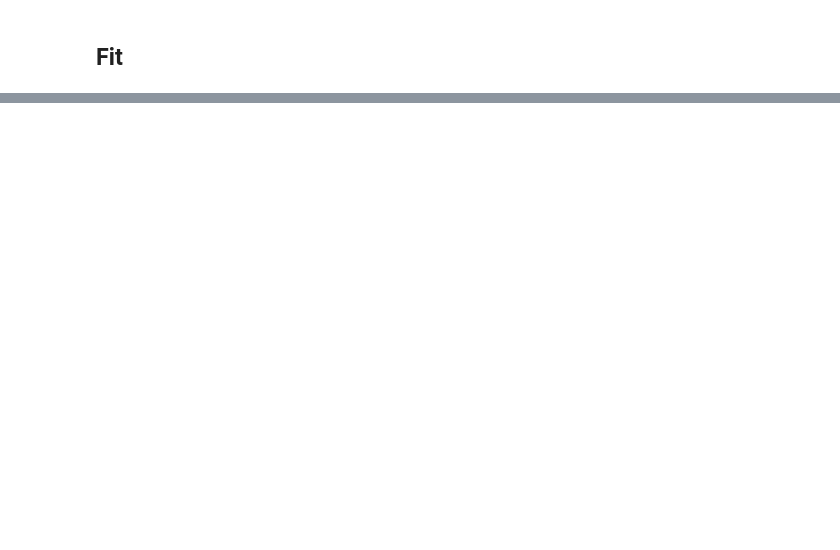
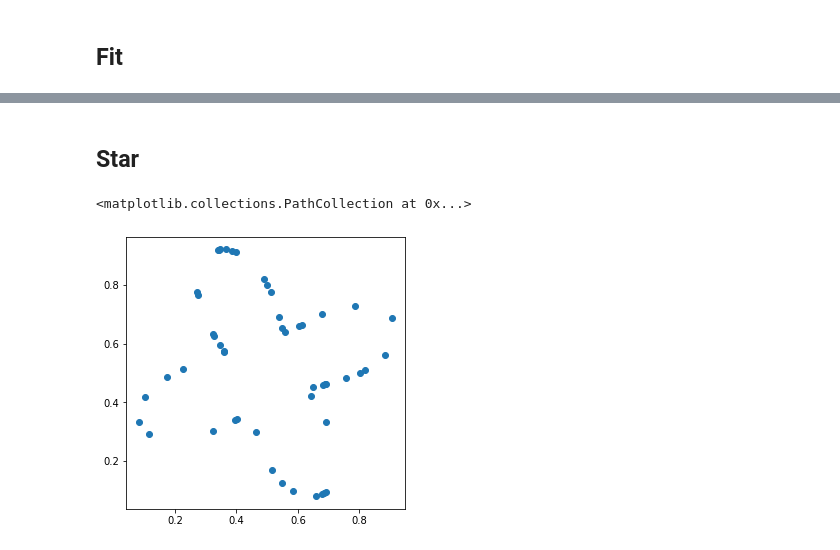
Before and after one commit to niklasschmitz/sdf_jax, a Jupyter notebook: geometric_regularization.ipynb, the cells around one changed output, grey strips where cells are left out. Cells and saved outputs as stored; diff of their text form; code cells hidden in the pictures; blank space fills up the shorter version.

Commit message:
add star example

```diff
--- a/geometric_regularization.ipynb
+++ b/geometric_regularization.ipynb
@@ -213,0 +211,17 @@ fig
+# %% [markdown]
+## Star
+# %%
+def sample_star(key, nsamples=50, center=jnp.array([0.5, 0.5]), corners=4):
+    theta = 2 * jnp.pi * jrandom.uniform(key, (nsamples,))
+    radius = 0.3 + 0.15 * jnp.sin(corners*theta)
+    xs = jax.vmap(lambda r, x: center + r * x)(radius, jnp.vstack([jnp.cos(theta), jnp.sin(theta)]).T)
+    return xs
+
+key = jrandom.PRNGKey(0)
+key, xs_key = jrandom.split(key, 2)
+xs = sample_star(xs_key)
+fig, ax = plt.subplots(1, 1, figsize=(5,5))
+ax.scatter(*xs.T, label="point cloud")
+# %% [output]
+<matplotlib.collections.PathCollection at 0x...>
+[figure, added]
```
Also changed, not shown: parts of 6 cells of this notebook.
